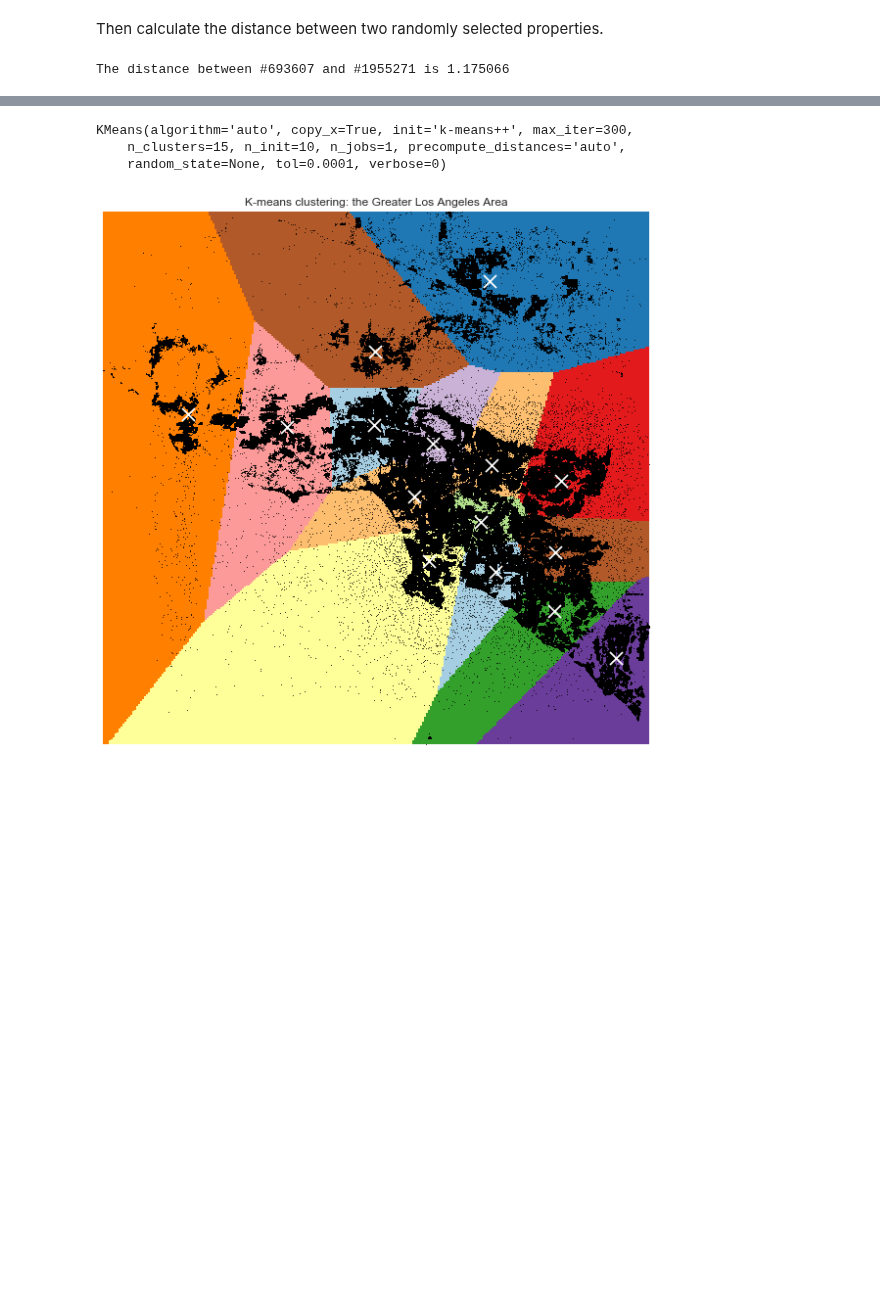
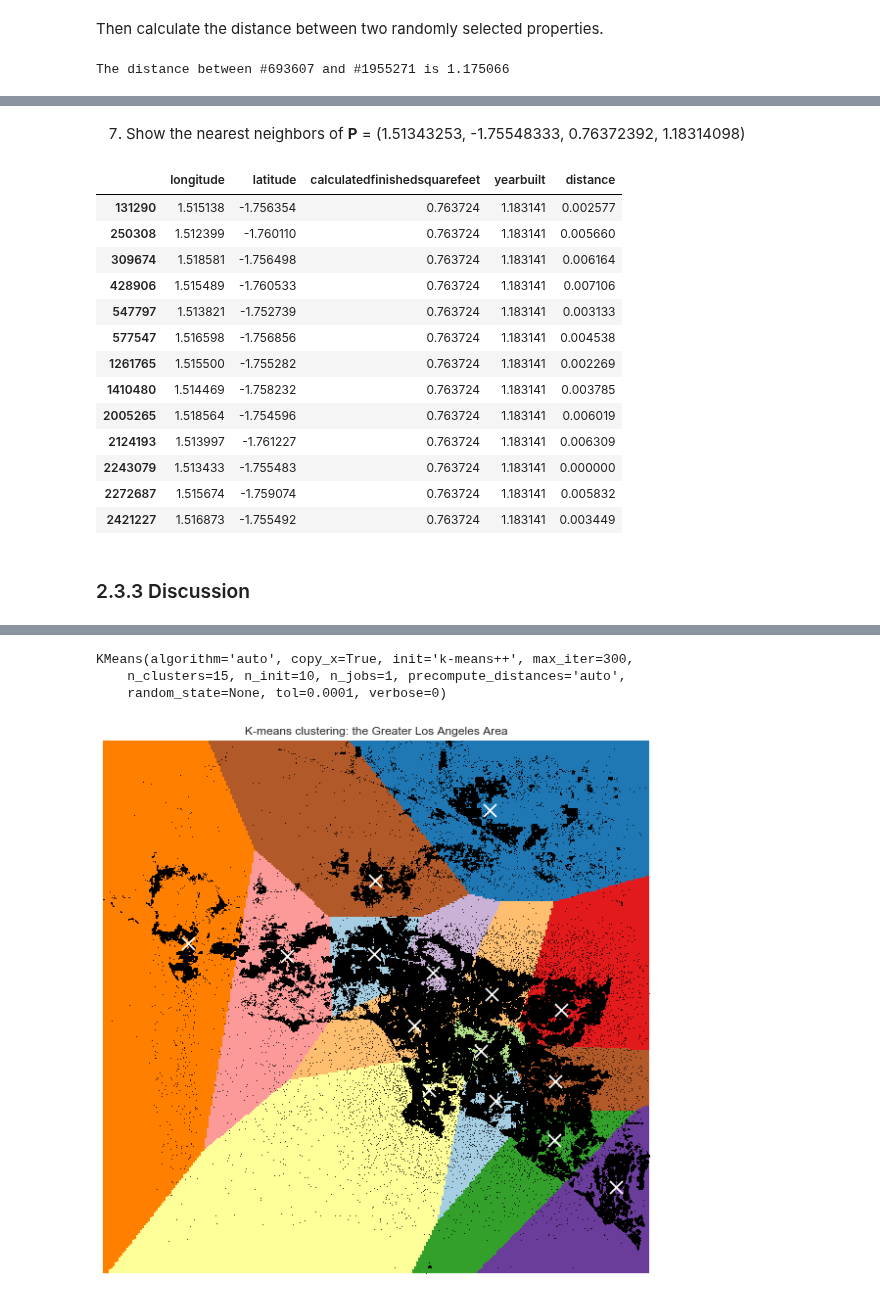
Before and after one commit to caitaozhan/CSE519-Homework-Project, a Jupyter notebook: HW3/HW3.ipynb, the cells around one changed output, grey strips where cells are left out. Drawn from its saved outputs; the diff is of its cells as text; code cells hidden in the pictures; blank space fills up the shorter version.

```diff
--- a/HW3/HW3.ipynb
+++ b/HW3/HW3.ipynb
@@ -364,0 +460,21 @@ del df_house16_clean                                 # release memory
+# %% [markdown]
+7) Show the nearest neighbors of **P** = (1.51343253, -1.75548333, 0.76372392, 1.18314098)
+# %%
+df_result[df_result.distance<0.01]
+# %% [output]
+|  | longitude | latitude | calculatedfinishedsquarefeet | yearbuilt | distance |
+| 131290 | 1.515138 | -1.756354 | 0.763724 | 1.183141 | 0.002577 |
+| 250308 | 1.512399 | -1.760110 | 0.763724 | 1.183141 | 0.005660 |
+| 309674 | 1.518581 | -1.756498 | 0.763724 | 1.183141 | 0.006164 |
+| 428906 | 1.515489 | -1.760533 | 0.763724 | 1.183141 | 0.007106 |
+| 547797 | 1.513821 | -1.752739 | 0.763724 | 1.183141 | 0.003133 |
+| 577547 | 1.516598 | -1.756856 | 0.763724 | 1.183141 | 0.004538 |
+| 1261765 | 1.515500 | -1.755282 | 0.763724 | 1.183141 | 0.002269 |
+| 1410480 | 1.514469 | -1.758232 | 0.763724 | 1.183141 | 0.003785 |
+| 2005265 | 1.518564 | -1.754596 | 0.763724 | 1.183141 | 0.006019 |
+| 2124193 | 1.513997 | -1.761227 | 0.763724 | 1.183141 | 0.006309 |
+| 2243079 | 1.513433 | -1.755483 | 0.763724 | 1.183141 | 0.000000 |
+| 2272687 | 1.515674 | -1.759074 | 0.763724 | 1.183141 | 0.005832 |
+| 2421227 | 1.516873 | -1.755492 | 0.763724 | 1.183141 | 0.003449 |
+# %% [markdown]
+### 2.3.3 Discussion
```
Also changed, not shown: parts of 45 cells of this notebook.
